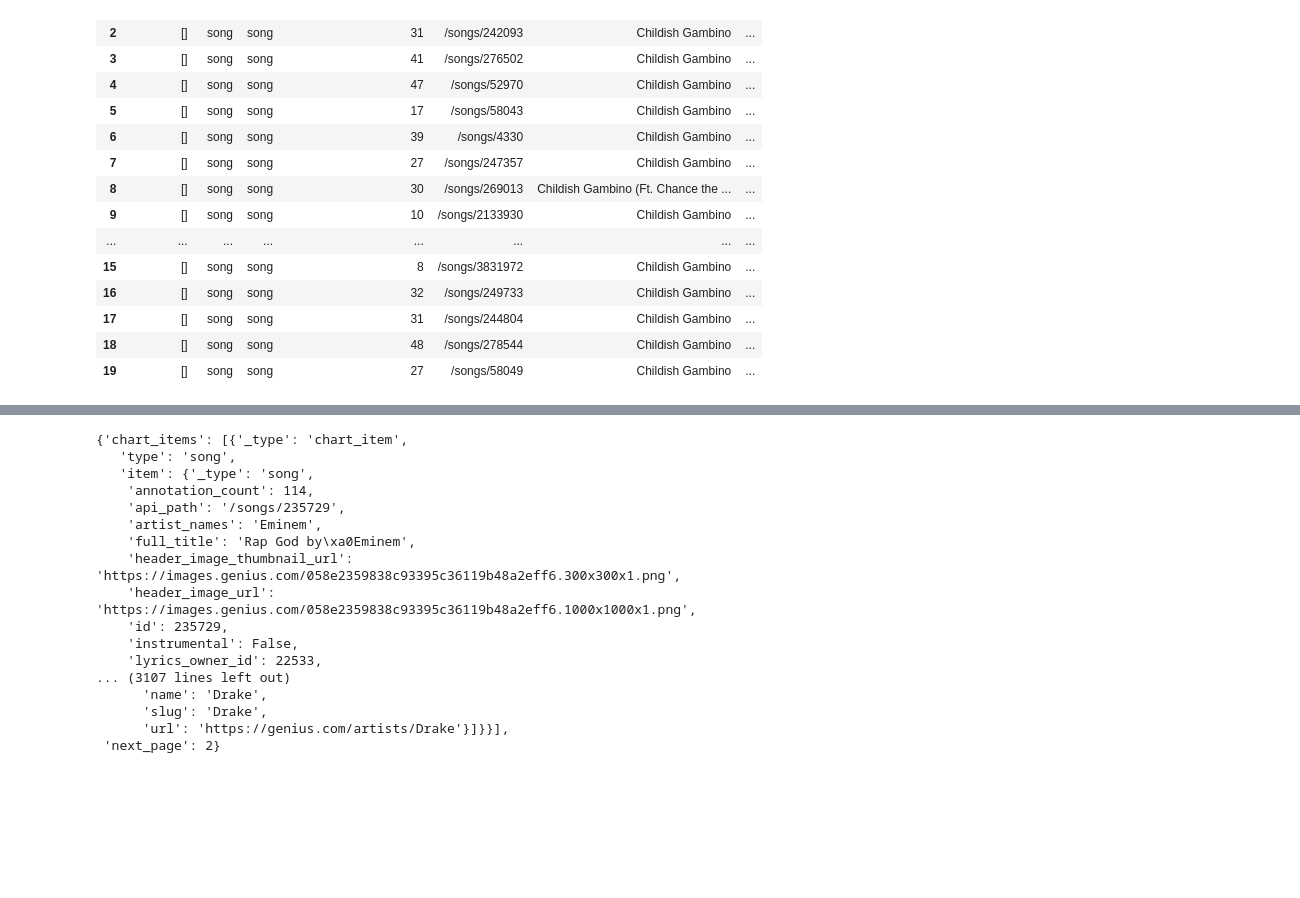
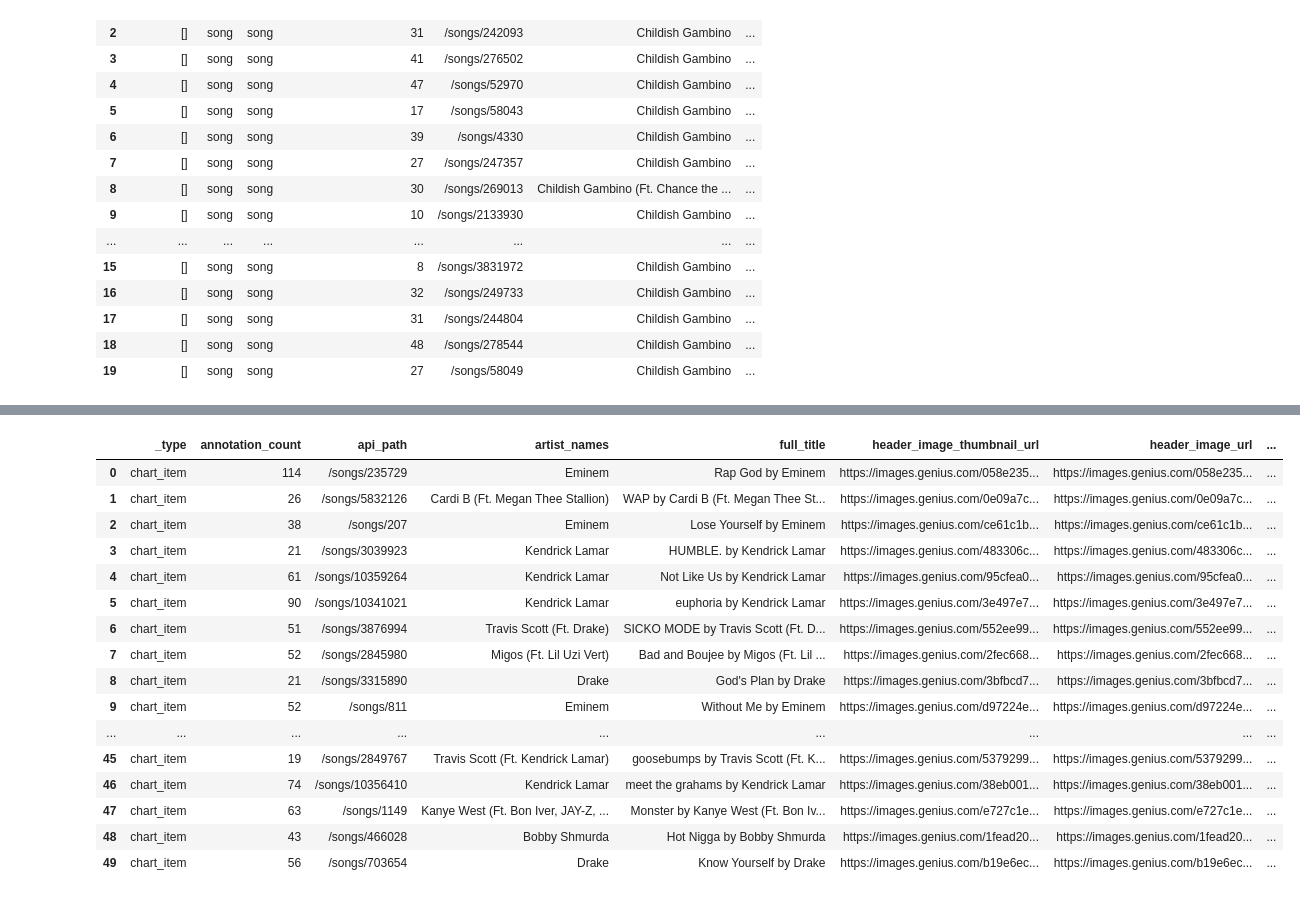
Before and after one commit to kurt-jr/Genius, a Jupyter notebook: Genius.ipynb, the cells around one changed output, grey strips where cells are left out. Saved outputs shown, nothing was run; the diff lists cells and outputs as text; code cells hidden in the pictures; blank space fills up the shorter version.

```diff
--- a/Genius.ipynb
+++ b/Genius.ipynb
@@ -138,20 +130,48 @@ genius.albums_charts(time_period='day', chart_genre='all', per_page=5)
-# %%
-genius.charts(time_period='all_time', chart_genre='rap', per_page=50)
-# %% [output]
-{'chart_items': [{'_type': 'chart_item',
-   'type': 'song',
-   'item': {'_type': 'song',
-    'annotation_count': 114,
-    'api_path': '/songs/235729',
-    'artist_names': 'Eminem',
-    'full_title': 'Rap God by\xa0Eminem',
-    'header_image_thumbnail_url': 'https://images.genius.com/058e2359838c93395c36119b48a2eff6.300x300x1.png',
-    'header_image_url': 'https://images.genius.com/058e2359838c93395c36119b48a2eff6.1000x1000x1.png',
-    'id': 235729,
-    'instrumental': False,
-    'lyrics_owner_id': 22533,
-... (3107 lines left out)
-      'name': 'Drake',
-      'slug': 'Drake',
-      'url': 'https://genius.com/artists/Drake'}]}}],
- 'next_page': 2}
+# %%
+all_time_rap = genius.charts(time_period='all_time', chart_genre='rap', per_page=50)
+'''
+chart_items = [
+    {
+        'artist_names': item['item']['artist_names'],
+        'full_title': item['item']['full_title'],
+        'release_date': item['item']['release_date_for_display'],
+        'pageviews': item['item']['stats']['pageviews'],
+        'url': item['item']['url']
+    }
+    for item in all_time_rap['chart_items']
+]
+'''
+# Convert to pandas DataFrame
+#df = pd.DataFrame(chart_items)
+#albums_data = all_time_rap['chart_items']
+#rapChart = pd.json_normalize(all_time_rap)
+#rapChart
+#pd.DataFrame(albums_data)
+#all_time_rap['chart_items']
+data = []
+for chart_item in all_time_rap['chart_items']:
+    item_data = chart_item['item']
+    row = {**item_data, '_type': chart_item['_type'], 'type': chart_item['type']}
+    data.append(row)
+
+# Create DataFrame
+df = pd.DataFrame(data)
+df.drop(columns=)
+# %% [output]
+|  | _type | annotation_count | api_path | artist_names | full_title | header_image_thumbnail_url | header_image_url | ... |
+| 0 | chart_item | 114 | /songs/235729 | Eminem | Rap God by Eminem | https://images.genius.com/058e235... | https://images.genius.com/058e235... | ... |
+| 1 | chart_item | 26 | /songs/5832126 | Cardi B (Ft. Megan Thee Stallion) | WAP by Cardi B (Ft. Megan Thee St... | https://images.genius.com/0e09a7c... | https://images.genius.com/0e09a7c... | ... |
+| 2 | chart_item | 38 | /songs/207 | Eminem | Lose Yourself by Eminem | https://images.genius.com/ce61c1b... | https://images.genius.com/ce61c1b... | ... |
+| 3 | chart_item | 21 | /songs/3039923 | Kendrick Lamar | HUMBLE. by Kendrick Lamar | https://images.genius.com/483306c... | https://images.genius.com/483306c... | ... |
+| 4 | chart_item | 61 | /songs/10359264 | Kendrick Lamar | Not Like Us by Kendrick Lamar | https://images.genius.com/95cfea0... | https://images.genius.com/95cfea0... | ... |
+| 5 | chart_item | 90 | /songs/10341021 | Kendrick Lamar | euphoria by Kendrick Lamar | https://images.genius.com/3e497e7... | https://images.genius.com/3e497e7... | ... |
+| 6 | chart_item | 51 | /songs/3876994 | Travis Scott (Ft. Drake) | SICKO MODE by Travis Scott (Ft. D... | https://images.genius.com/552ee99... | https://images.genius.com/552ee99... | ... |
+| 7 | chart_item | 52 | /songs/2845980 | Migos (Ft. Lil Uzi Vert) | Bad and Boujee by Migos (Ft. Lil ... | https://images.genius.com/2fec668... | https://images.genius.com/2fec668... | ... |
+| 8 | chart_item | 21 | /songs/3315890 | Drake | God's Plan by Drake | https://images.genius.com/3bfbcd7... | https://images.genius.com/3bfbcd7... | ... |
+| 9 | chart_item | 52 | /songs/811 | Eminem | Without Me by Eminem | https://images.genius.com/d97224e... | https://images.genius.com/d97224e... | ... |
+| ... | ... | ... | ... | ... | ... | ... | ... | ... |
+| 45 | chart_item | 19 | /songs/2849767 | Travis Scott (Ft. Kendrick Lamar) | goosebumps by Travis Scott (Ft. K... | https://images.genius.com/5379299... | https://images.genius.com/5379299... | ... |
+| 46 | chart_item | 74 | /songs/10356410 | Kendrick Lamar | meet the grahams by Kendrick Lamar | https://images.genius.com/38eb001... | https://images.genius.com/38eb001... | ... |
+| 47 | chart_item | 63 | /songs/1149 | Kanye West (Ft. Bon Iver, JAY-Z, ... | Monster by Kanye West (Ft. Bon Iv... | https://images.genius.com/e727c1e... | https://images.genius.com/e727c1e... | ... |
+| 48 | chart_item | 43 | /songs/466028 | Bobby Shmurda | Hot Nigga by Bobby Shmurda | https://images.genius.com/1fead20... | https://images.genius.com/1fead20... | ... |
+| 49 | chart_item | 56 | /songs/703654 | Drake | Know Yourself by Drake | https://images.genius.com/b19e6ec... | https://images.genius.com/b19e6ec... | ... |
```
Also changed, not shown: parts of 4 cells of this notebook.
